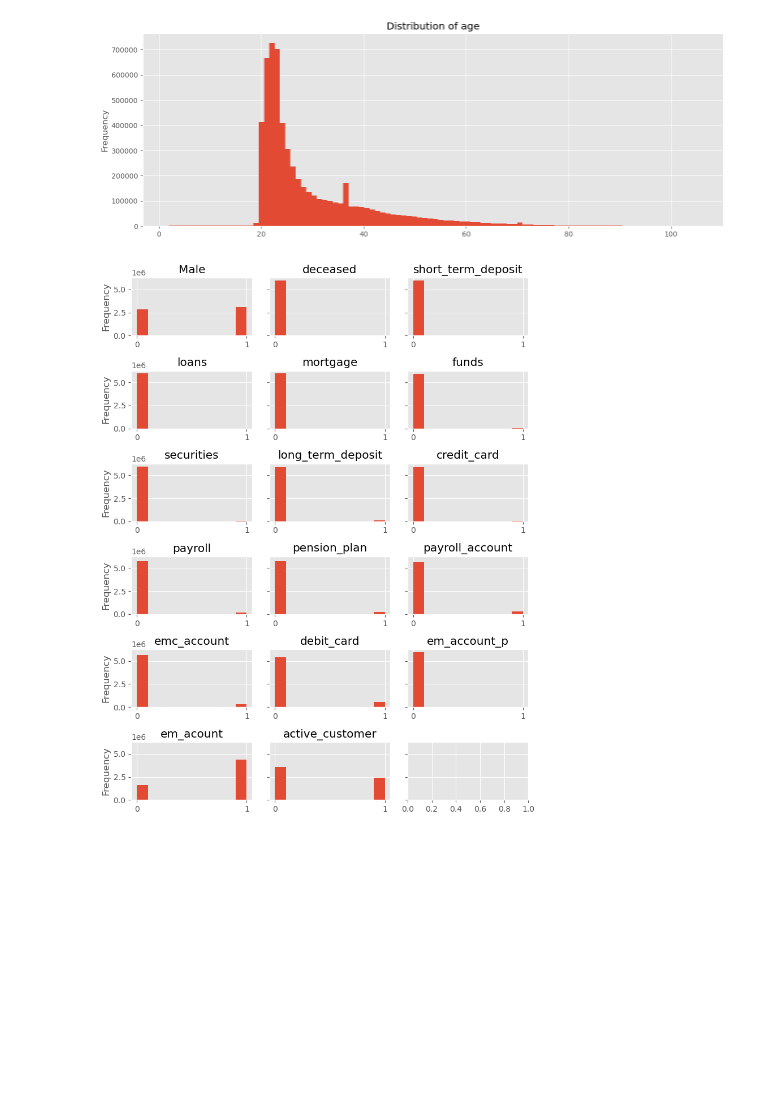
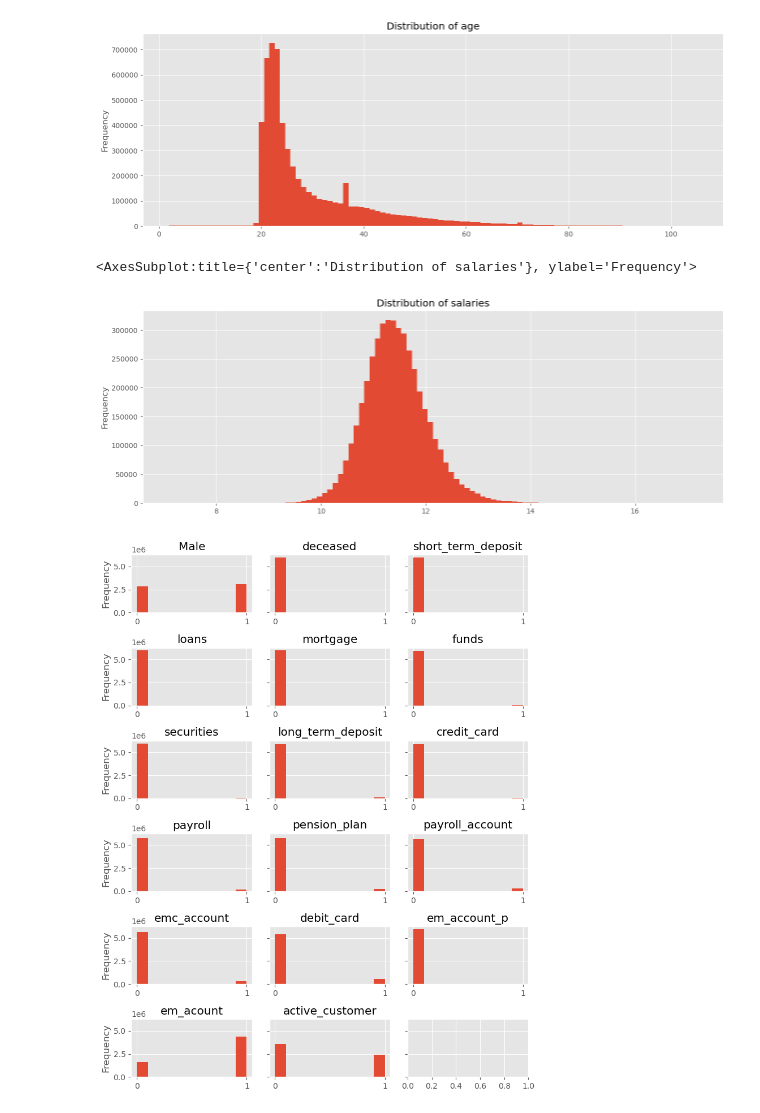
Before and after one commit to aggarcia1996/final_project_adjt, a Jupyter notebook: Analysis/EDA.ipynb, the cells around one changed output. Drawn from its saved outputs; the diff is of its cells as text; code cells hidden in the pictures; blank space fills up the shorter version.

```diff
--- a/Analysis/EDA.ipynb
+++ b/Analysis/EDA.ipynb
@@ -305,6 +321,11 @@ df["age"].plot(kind = "hist", bins = 100, figsize = (15, 5), title = "Distributi
 # %% [output]
 <AxesSubplot:title={'center':'Distribution of age'}, ylabel='Frequency'>
 [figure]
+# %%
+df["salary_LN"].plot(kind = "hist", bins = 100, figsize = (15, 5), title = "Distribution of salaries")
+# %% [output]
+<AxesSubplot:title={'center':'Distribution of salaries'}, ylabel='Frequency'>
+[figure, added]
 # %%
 unique_values = df.nunique()
 binary_features = unique_values[unique_values < 4].index.tolist()
```
Also changed, not shown: parts of 23 cells of this notebook.
